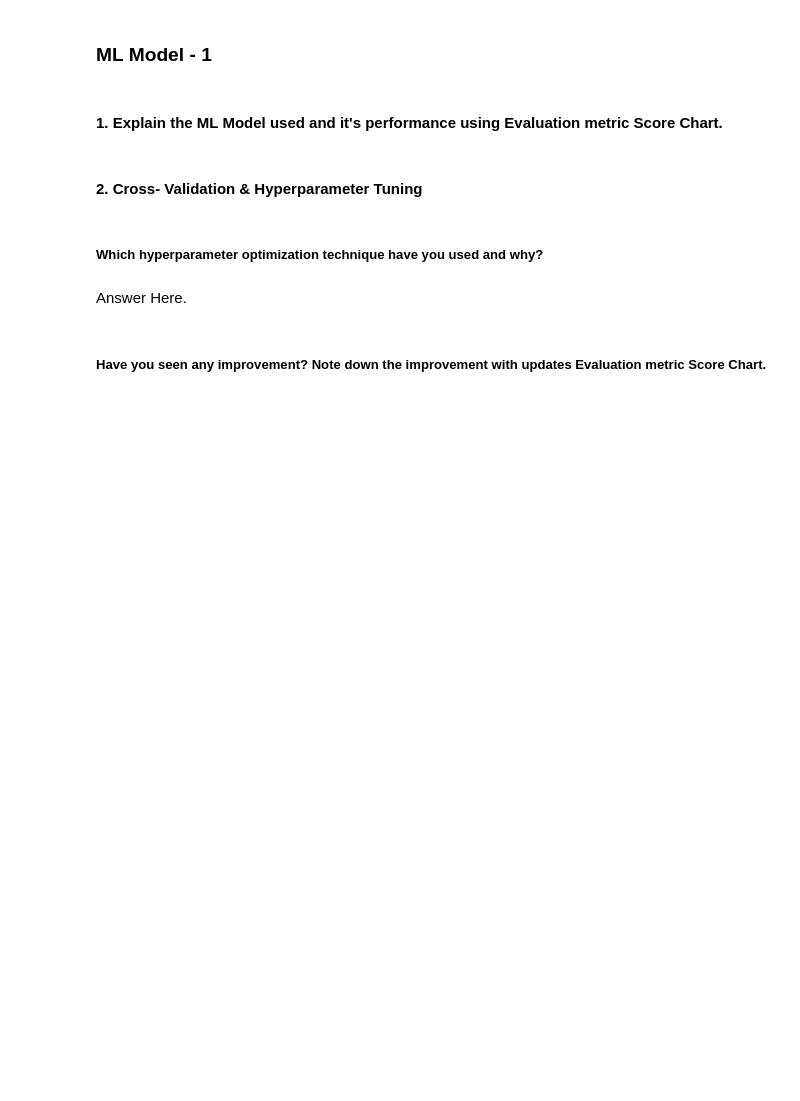
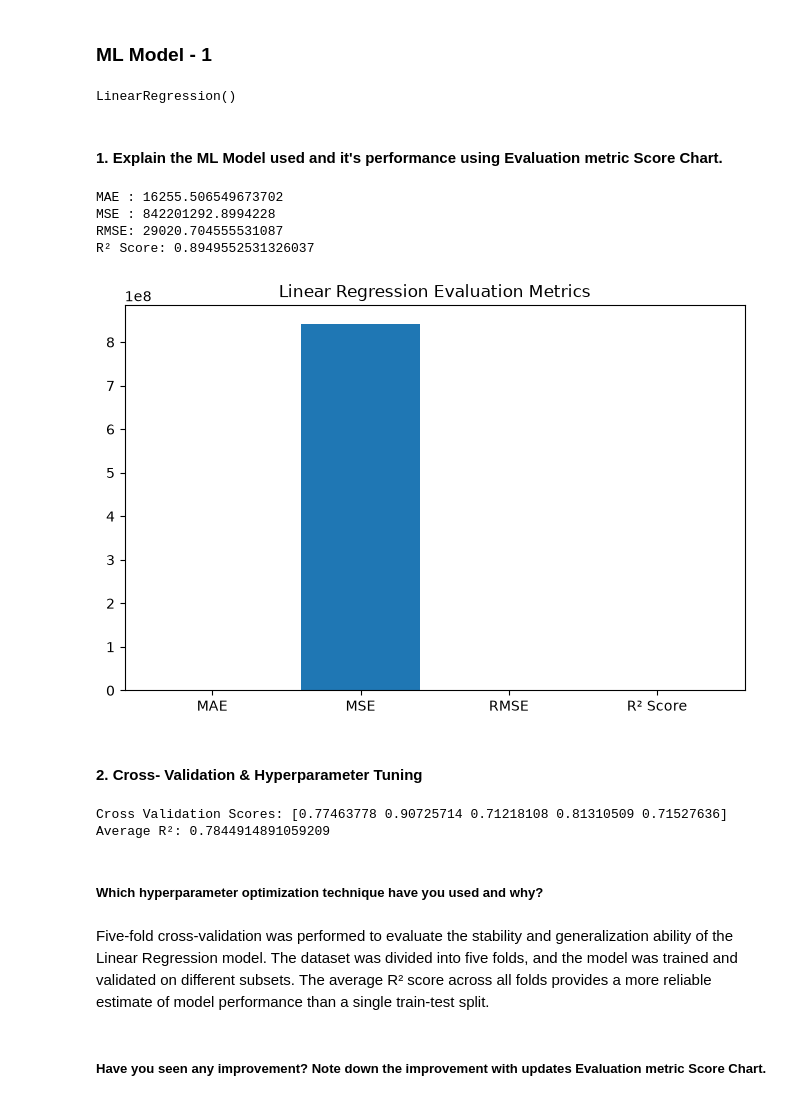
Before and after one commit to Krishna-matic/Machine_Learning_Projects, a Jupyter notebook: 02_ames_housing_sales_price_prediction/Ames_Housing_ML_Project.ipynb, the cells around one changed output. Drawn from its saved outputs; the diff is of its cells as text; code cells hidden in the pictures; blank space fills up the shorter version.

Commit message:
Model implementation completed

```diff
--- a/02_ames_housing_sales_price_prediction/Ames_Housing_ML_Project.ipynb
+++ b/02_ames_housing_sales_price_prediction/Ames_Housing_ML_Project.ipynb
@@ -913,9 +913,14 @@ print(X_test_scaled.shape)
 ### ML Model - 1
 # %%
 # ML Model - 1 Implementation
-
+from sklearn.linear_model import LinearRegression
 # Fit the Algorithm
-
+lr_model = LinearRegression()
+lr_model.fit(X_train_scaled, y_train)
 # Predict on the model
+# %% [output]
+LinearRegression()
+# %%
+y_pred_lr = lr_model.predict(X_test_scaled)
 # %% [markdown]
 #### 1. Explain the ML Model used and it's performance using Evaluation metric Score Chart.
@@ -924,14 +927,54 @@ print(X_test_scaled.shape)
+# %%
+# Visualizing evaluation Metric Score chart
+from sklearn.metrics import (
+    mean_absolute_error,
+    mean_squared_error,
+    r2_score
+)
+mae = mean_absolute_error(y_test, y_pred_lr)
+mse = mean_squared_error(y_test, y_pred_lr)
+rmse = np.sqrt(mse)
+r2 = r2_score(y_test, y_pred_lr)
+print("MAE :", mae)
+print("MSE :", mse)
+print("RMSE:", rmse)
+print("R² Score:", r2)
+# %% [output]
+MAE : 16255.506549673702
+MSE : 842201292.8994228
+RMSE: 29020.704555531087
+R² Score: 0.8949552531326037
+# %%
+metrics = ['MAE','MSE','RMSE','R² Score']
+values = [mae,mse,rmse,r2]
+plt.figure(figsize=(8,5))
+plt.bar(metrics, values)
+plt.title("Linear Regression Evaluation Metrics")
+plt.show()
+# %% [output]
+[figure, added]
 # %% [markdown]
 #### 2. Cross- Validation & Hyperparameter Tuning
 # %%
 # ML Model - 1 Implementation with hyperparameter optimization techniques (i.e., GridSearch CV, RandomSearch CV, Bayesian Optimization etc.)
-
+from sklearn.model_selection import cross_val_score
 # Fit the Algorithm
-
+cv_scores = cross_val_score(
+    LinearRegression(),
+    X_train_scaled,
+    y_train,
+    cv=5,
+    scoring='r2'
+)
+print("Cross Validation Scores:", cv_scores)
+print("Average R²:", cv_scores.mean())
 # Predict on the model
+# %% [output]
+Cross Validation Scores: [0.77463778 0.90725714 0.71218108 0.81310509 0.71527636]
+Average R²: 0.7844914891059209
 # %% [markdown]
 ##### Which hyperparameter optimization technique have you used and why?
-# %% [markdown]
-Answer Here.
+# %% [markdown]
+Five-fold cross-validation was performed to evaluate the stability and generalization ability of the Linear Regression model. The dataset was divided into five folds, and the model was trained and validated on different subsets. The average R² score across all folds provides a more reliable estimate of model performance than a single train-test split.
 # %% [markdown]
 ##### Have you seen any improvement? Note down the improvement with updates Evaluation metric Score Chart.
```
Also changed, not shown: parts of 38 cells of this notebook.
